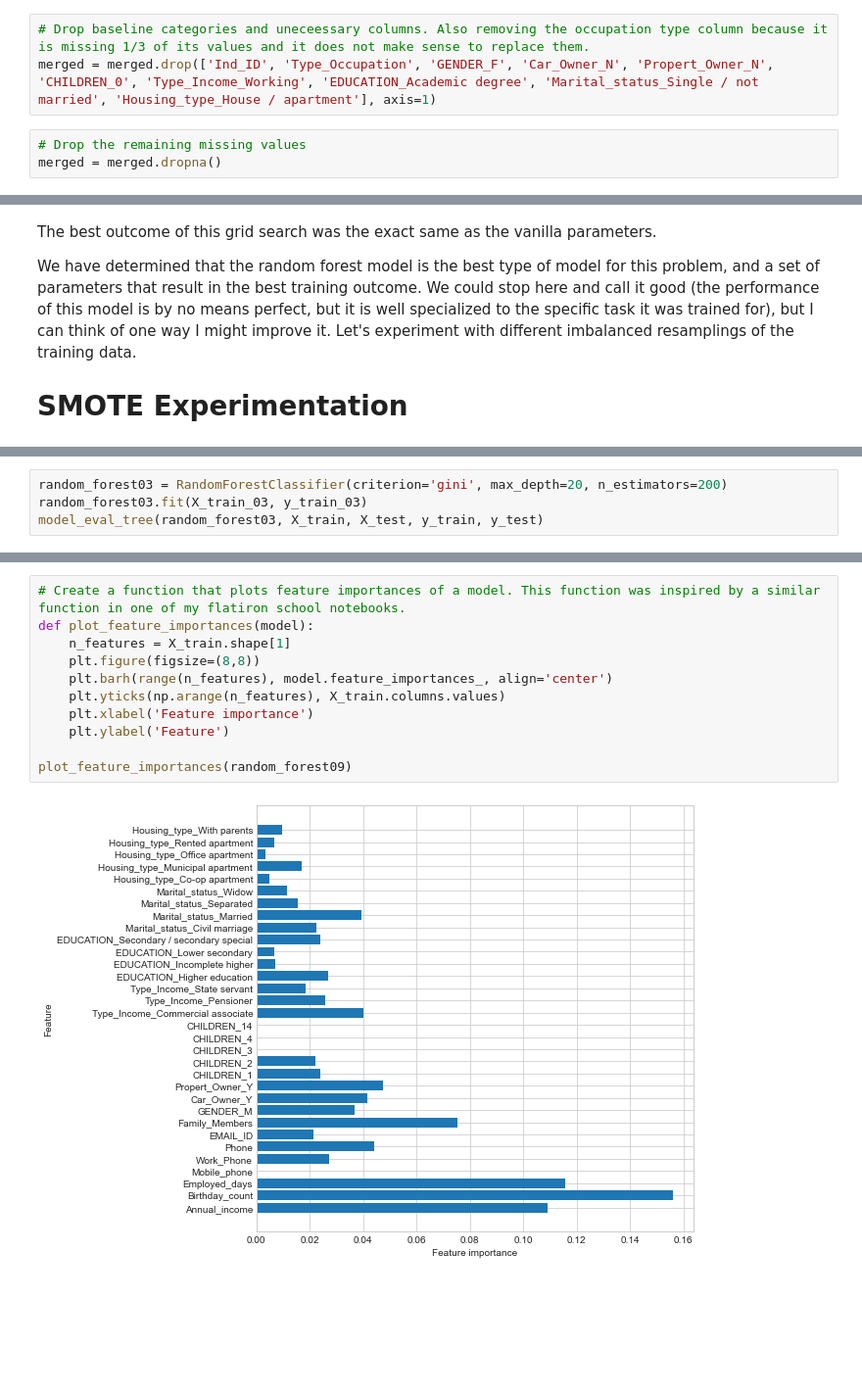
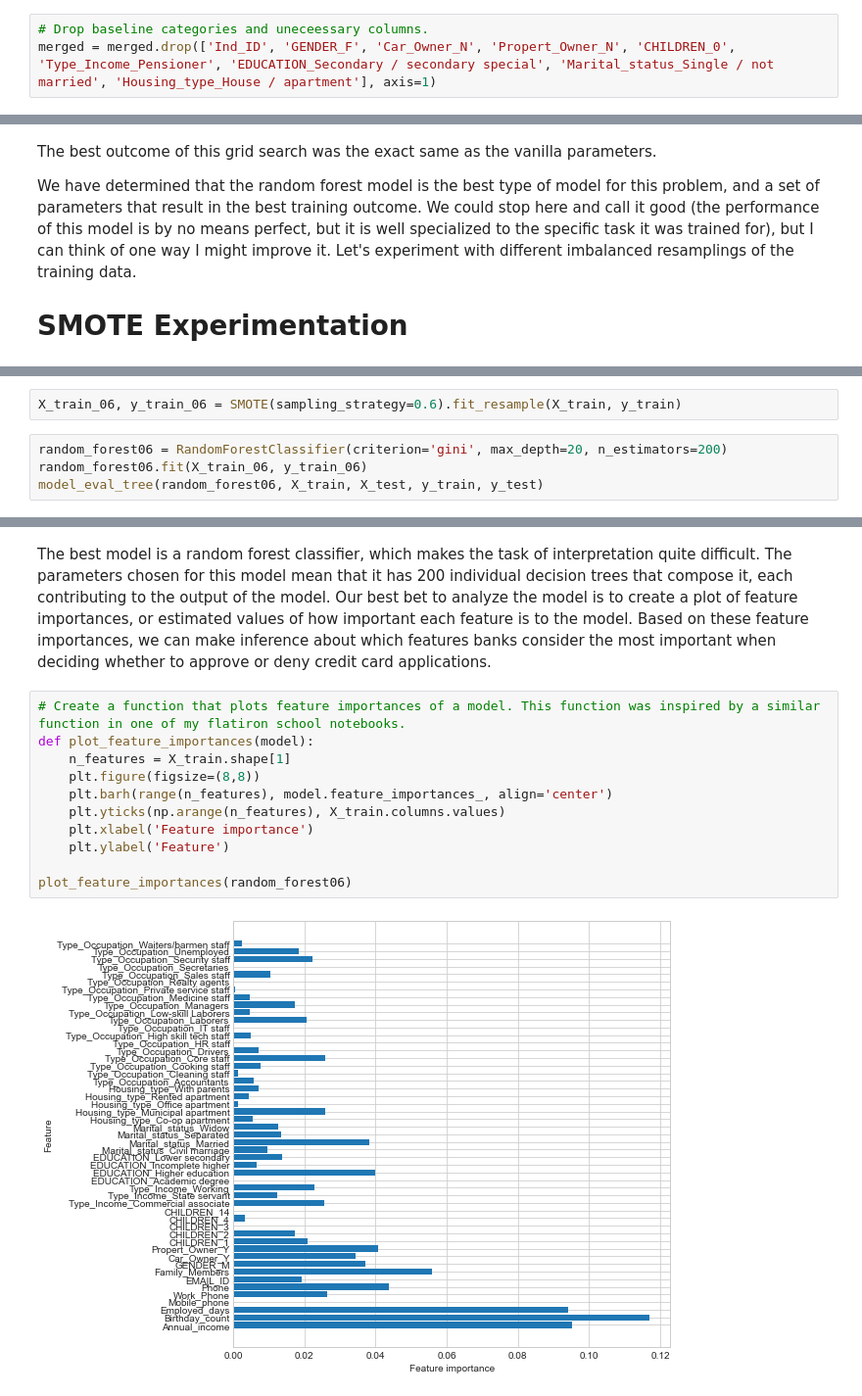
Before and after one commit to Davidkeebler/Credit_Card_Approvals_and_Denials_Prediction, a Jupyter notebook: Untitled.ipynb, the cells around one changed output, grey strips where cells are left out. Shown at 98% size. Cells and saved outputs as stored; diff of their text form; blank space fills up the shorter version.

Commit message:
Expand EDA segment. Remove multicolinear variables. Stopped dropping occupation type column

```diff
--- a/Untitled.ipynb
+++ b/Untitled.ipynb
@@ -185,7 +220,4 @@ Index(['Ind_ID', 'Annual_income', 'Birthday_count', 'Employed_days',
       dtype='object')
 # %%
-# Drop baseline categories and uneceessary columns. Also removing the occupation type column because it is missing 1/3 of its values and it does not make sense to replace them.
-merged = merged.drop(['Ind_ID', 'Type_Occupation', 'GENDER_F', 'Car_Owner_N', 'Propert_Owner_N', 'CHILDREN_0', 'Type_Income_Working', 'EDUCATION_Academic degree', 'Marital_status_Single / not married', 'Housing_type_House / apartment'], axis=1)
+# Drop baseline categories and uneceessary columns.
+merged = merged.drop(['Ind_ID', 'GENDER_F', 'Car_Owner_N', 'Propert_Owner_N', 'CHILDREN_0', 'Type_Income_Pensioner', 'EDUCATION_Secondary / secondary special', 'Marital_status_Single / not married', 'Housing_type_House / apartment'], axis=1)
-# %%
-# Drop the remaining missing values
-merged = merged.dropna()
@@ -792,7 +857,9 @@ X_train_09, y_train_09 = SMOTE(sampling_strategy=0.9).fit_resample(X_train, y_tr
+# %%
+X_train_06, y_train_06 = SMOTE(sampling_strategy=0.6).fit_resample(X_train, y_train)
 # %%
-random_forest03 = RandomForestClassifier(criterion='gini', max_depth=20, n_estimators=200)
-random_forest03.fit(X_train_03, y_train_03)
-model_eval_tree(random_forest03, X_train, X_test, y_train, y_test)
+random_forest06 = RandomForestClassifier(criterion='gini', max_depth=20, n_estimators=200)
+random_forest06.fit(X_train_06, y_train_06)
+model_eval_tree(random_forest06, X_train, X_test, y_train, y_test)
 # %% [output]
 Model Training and Test Statistics:
 Test Precision: 0.6875
@@ -838,13 +884,15 @@ The outcome of these two models is exactly the same, and it is the best performa
+# %% [markdown]
+The best model is a random forest classifier, which makes the task of interpretation quite difficult. The parameters chosen for this model mean that it has 200 individual decision trees that compose it, each contributing to the output of the model. Our best bet to analyze the model is to create a plot of feature importances, or estimated values of how important each feature is to the model. Based on these feature importances, we can make inference about which features banks consider the most important when deciding whether to approve or deny credit card applications.
 # %%
 # Create a function that plots feature importances of a model. This function was inspired by a similar function in one of my flatiron school notebooks.
 def plot_feature_importances(model):
     n_features = X_train.shape[1]
     plt.figure(figsize=(8,8))
     plt.barh(range(n_features), model.feature_importances_, align='center')
     plt.yticks(np.arange(n_features), X_train.columns.values)
     plt.xlabel('Feature importance')
     plt.ylabel('Feature')
 
-plot_feature_importances(random_forest09)
+plot_feature_importances(random_forest06)
 # %% [output]
-[figure, old version]
+[figure, new version]
```
Also changed, not shown: parts of 41 cells of this notebook.
